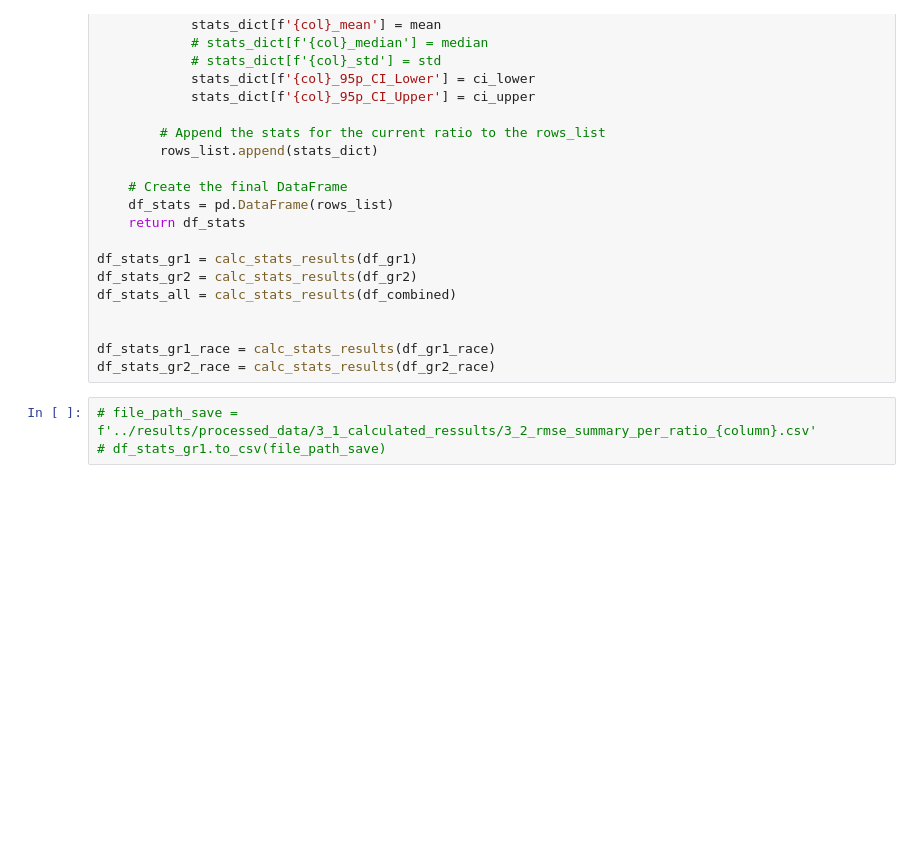
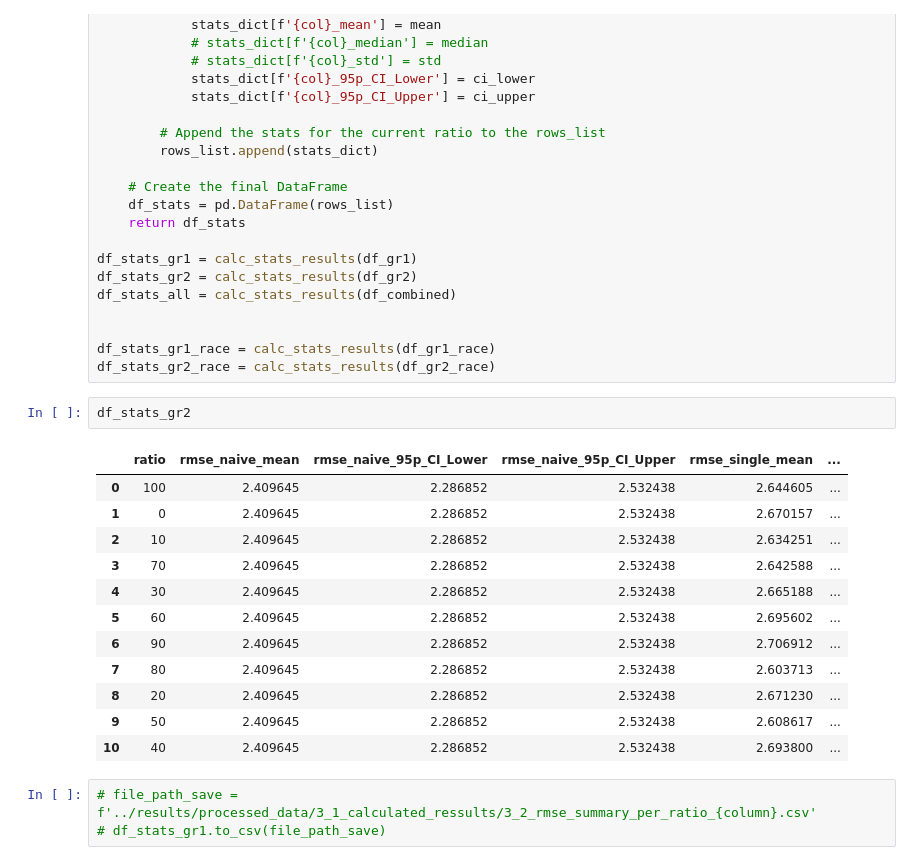
Before and after one commit to hulmanlab/jchr_racial_diff, a Jupyter notebook: scripts/3_2_plot_results.ipynb, the cells around one changed output. Drawn from its saved outputs; the diff is of its cells as text; blank space fills up the shorter version.

```diff
--- a/scripts/3_2_plot_results.ipynb
+++ b/scripts/3_2_plot_results.ipynb
@@ -192,6 +229,21 @@ df_stats_all = calc_stats_results(df_combined)
 
 df_stats_gr1_race = calc_stats_results(df_gr1_race)
 df_stats_gr2_race = calc_stats_results(df_gr2_race)
+# %%
+df_stats_gr2
+# %% [output]
+|  | ratio | rmse_naive_mean | rmse_naive_95p_CI_Lower | rmse_naive_95p_CI_Upper | rmse_single_mean | ... |
+| 0 | 100 | 2.409645 | 2.286852 | 2.532438 | 2.644605 | ... |
+| 1 | 0 | 2.409645 | 2.286852 | 2.532438 | 2.670157 | ... |
+| 2 | 10 | 2.409645 | 2.286852 | 2.532438 | 2.634251 | ... |
+| 3 | 70 | 2.409645 | 2.286852 | 2.532438 | 2.642588 | ... |
+| 4 | 30 | 2.409645 | 2.286852 | 2.532438 | 2.665188 | ... |
+| 5 | 60 | 2.409645 | 2.286852 | 2.532438 | 2.695602 | ... |
+| 6 | 90 | 2.409645 | 2.286852 | 2.532438 | 2.706912 | ... |
+| 7 | 80 | 2.409645 | 2.286852 | 2.532438 | 2.603713 | ... |
+| 8 | 20 | 2.409645 | 2.286852 | 2.532438 | 2.671230 | ... |
+| 9 | 50 | 2.409645 | 2.286852 | 2.532438 | 2.608617 | ... |
+| 10 | 40 | 2.409645 | 2.286852 | 2.532438 | 2.693800 | ... |
 # %%
 # file_path_save = f'../results/processed_data/3_1_calculated_ressults/3_2_rmse_summary_per_ratio_{column}.csv'
 # df_stats_gr1.to_csv(file_path_save)
```
Also changed, not shown: parts of 11 cells of this notebook, 2 other files.
